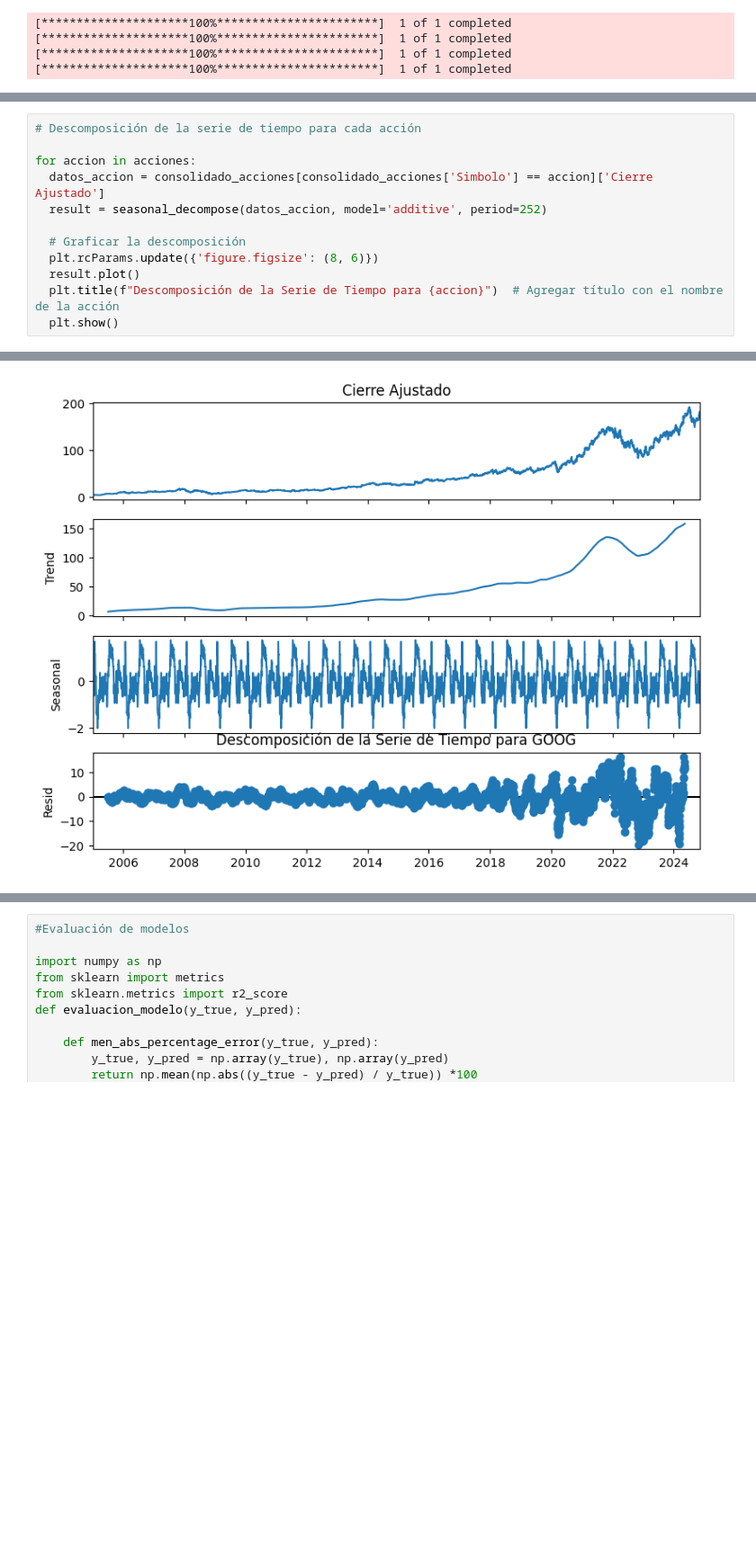
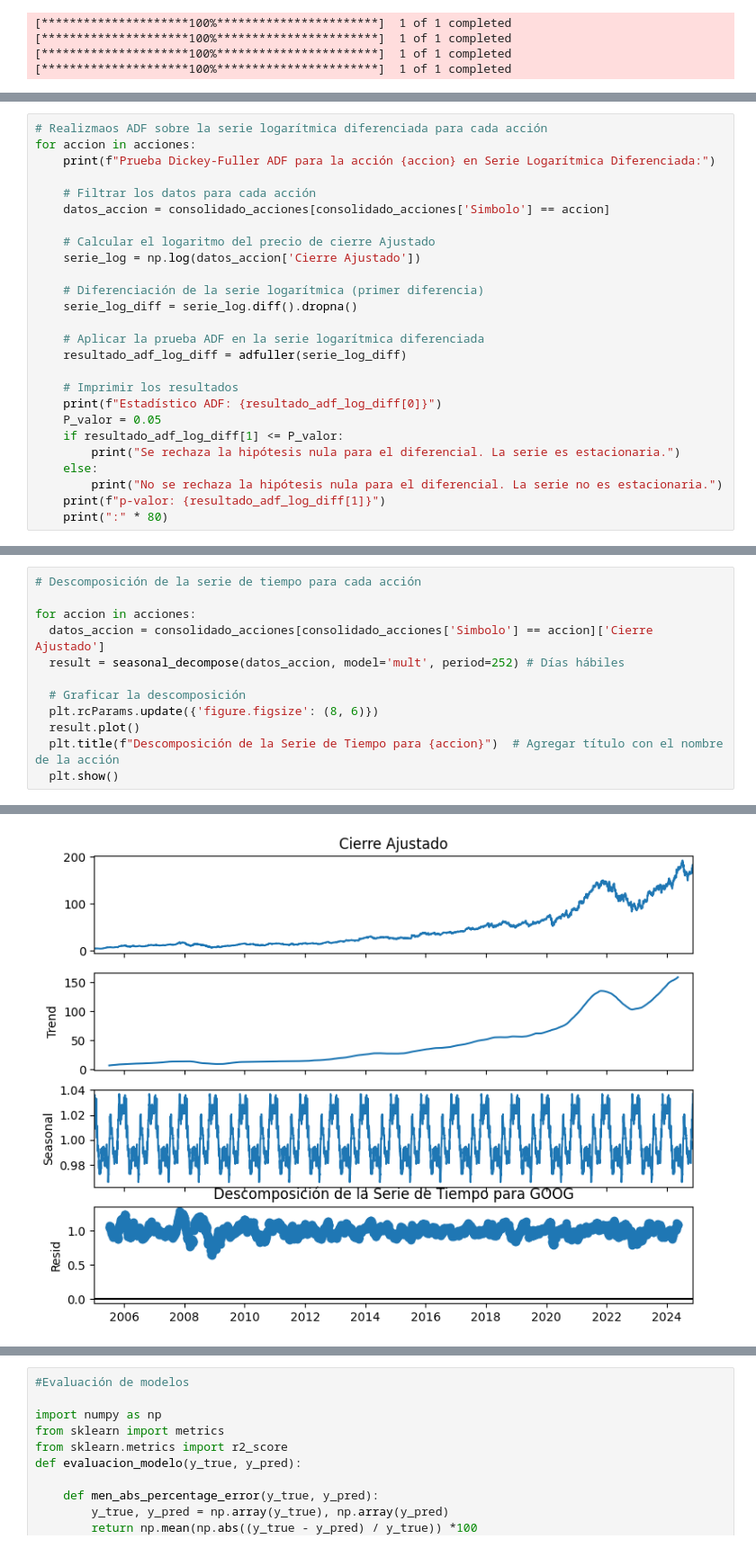
Before and after one commit to Juliodominguezcalderon/proyecto, a Jupyter notebook: Proyecto.ipynb, the cells around one changed output, grey strips where cells are left out. Shown at 90% size. Saved outputs shown, nothing was run; the diff lists cells and outputs as text; blank space fills up the shorter version.

```diff
--- a/Proyecto.ipynb
+++ b/Proyecto.ipynb
@@ -101,0 +149,26 @@ fig.show()
+# %%
+# Realizmaos ADF sobre la serie logarítmica diferenciada para cada acción
+for accion in acciones:
+    print(f"Prueba Dickey-Fuller ADF para la acción {accion} en Serie Logarítmica Diferenciada:")
+
+    # Filtrar los datos para cada acción
+    datos_accion = consolidado_acciones[consolidado_acciones['Simbolo'] == accion]
+
+    # Calcular el logaritmo del precio de cierre Ajustado
+    serie_log = np.log(datos_accion['Cierre Ajustado'])
+
+    # Diferenciación de la serie logarítmica (primer diferencia)
+    serie_log_diff = serie_log.diff().dropna()
+
+    # Aplicar la prueba ADF en la serie logarítmica diferenciada
+    resultado_adf_log_diff = adfuller(serie_log_diff)
+
+    # Imprimir los resultados
+    print(f"Estadístico ADF: {resultado_adf_log_diff[0]}")
+    P_valor = 0.05
+    if resultado_adf_log_diff[1] <= P_valor:
+        print("Se rechaza la hipótesis nula para el diferencial. La serie es estacionaria.")
+    else:
+        print("No se rechaza la hipótesis nula para el diferencial. La serie no es estacionaria.")
+    print(f"p-valor: {resultado_adf_log_diff[1]}")
+    print(":" * 80)
@@ -104,7 +198,7 @@ fig.show()
 
 for accion in acciones:
   datos_accion = consolidado_acciones[consolidado_acciones['Simbolo'] == accion]['Cierre Ajustado']
-  result = seasonal_decompose(datos_accion, model='additive', period=252)
+  result = seasonal_decompose(datos_accion, model='mult', period=252) # Días hábiles
 
   # Graficar la descomposición
   plt.rcParams.update({'figure.figsize': (8, 6)})
@@ -117 +211 @@ for accion in acciones:
-[figure, old version]
+[figure, new version]
```
Also changed, not shown: parts of 7 cells of this notebook.
